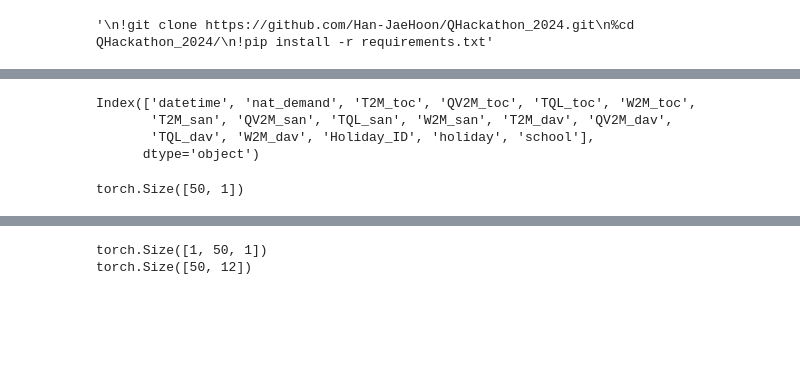
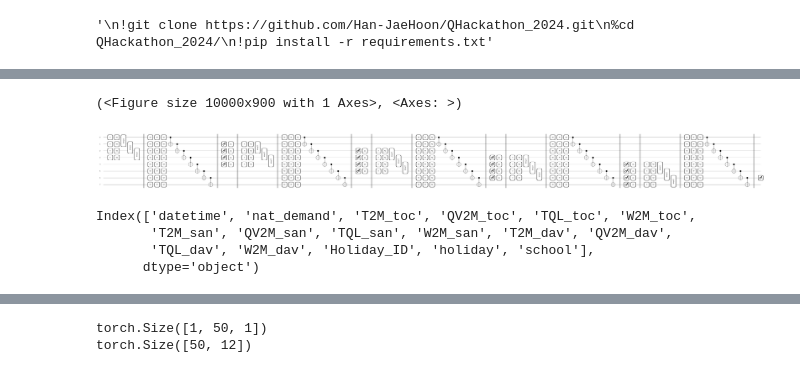
Before and after one commit to Han-JaeHoon/QHackathon_2024, a Jupyter notebook: qGRU.ipynb, the cells around one changed output, grey strips where cells are left out. Saved outputs shown, nothing was run; the diff lists cells and outputs as text; code cells hidden in the pictures; blank space fills up the shorter version.

```diff
--- a/qGRU.ipynb
+++ b/qGRU.ipynb
@@ -29,12 +29,12 @@ def ansatz(params, n_qu, all_entangled = False):
     if all_entangled:
         qml.CNOT([2*n_qu - 1, 0])
 
-def embedding(params, n_qu, is_first):
-    for i in range(n_qu):
+def embedding(params, n_qu, is_first,start_idx = 0):
+    for i in range(start_idx,n_qu+start_idx):
         qml.Hadamard(wires=i if is_first else i+n_qu)
         qml.RZ(2.0*params[:,i], wires=i if is_first else i+n_qu)
 
-    for i in range(n_qu-1):
+    for i in range(start_idx,n_qu-1+start_idx):
         qml.IsingZZ(2.0*params[:, i] ,wires = [i if is_first else i+n_qu, i+1 if is_first else i+n_qu+1])
 
 @qml.qnode(device=dev, interface='torch')
@@ -60,3 +55,27 @@ qml.draw_mpl(quantum_layer_prob)(torch.rand(1,2*n_qu-1), torch.rand(1,2*n_qu-1),
+# %%
+dev = qml.device('default.qubit', wires=8)
+@qml.qnode(device=dev, interface='torch')
+def quantum_layer_RNN(mapped_data1,parameter,n_qu= 4):
+    index = [0,1,2,3,4,5,6,7,6,5,4,3,2]
+    for i,data in enumerate(mapped_data1):
+        embedding(params=data, n_qu=n_qu, is_first=True,start_idx=index[i])
+        qml.Barrier()
+        ansatz(params=parameter, n_qu = n_qu)
+        qml.Barrier()
+        if len(mapped_data1)-1 == i:
+            continue
+        qml.measure(index[i+1],reset=True)
+        qml.measure(index[i+2],reset=True)
+        qml.measure(index[i+3],reset=True)
+        qml.measure(index[i+4],reset=True)
+        qml.Barrier()
+
+    return qml.expval((qml.PauliZ(6)+qml.Identity(6))/2)
+# %%
+qml.draw_mpl(quantum_layer_RNN)(torch.rand([5,5,50]),torch.rand([1,500]))
+# %% [output]
+(<Figure size 10000x900 with 1 Axes>, <Axes: >)
+[figure, added]
 # %%
 class QGRU(nn.Module):
     def __init__(self, n_qu):
@@ -124,18 +152,15 @@ y_train = torch.tensor(df['nat_demand'].to_numpy()[[5+5*i for i in range(50)]])
 
 
 
-y_train = torch.tensor(temp_data[:,0][[4+5*i for i in range(50)]])
+y_train = torch.tensor(temp_data[:,0][[5+5*i for i in range(100)]])
 y_train = torch.unsqueeze(y_train,dim=1)
-print(y_train.shape)
-x_train = torch.tensor(temp_data[:,:4][:250]).to(torch.float)
+x_train = torch.tensor(X_pca[:500]).to(torch.float)
 x_train = torch.reshape(x_train,[-1,5,4])
 
 
 x_train = torch.tensor(x_train)
 xs = torch.tensor([(x_train[:,3 * i : 3 * i + 3].sum(dim=1)/3).tolist() for i in range(4)]).T.reshape(-1,5,4)
 #y_train = (y_train-y_train.min())/(y_train.max()-y_train.min())
-# %% [output]
-torch.Size([50, 1])
 # %%
 from RNN_block import RNN_block
 from kan import KAN
```
Also changed, not shown: parts of 8 cells of this notebook, 2 other files.
